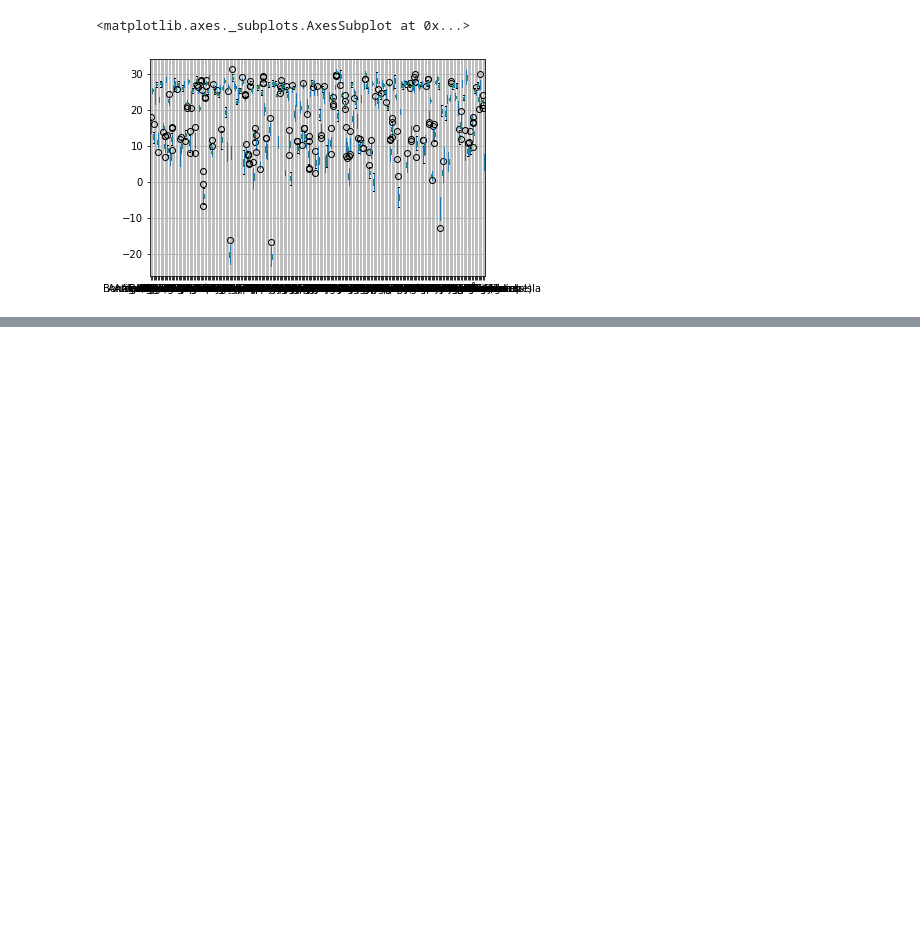
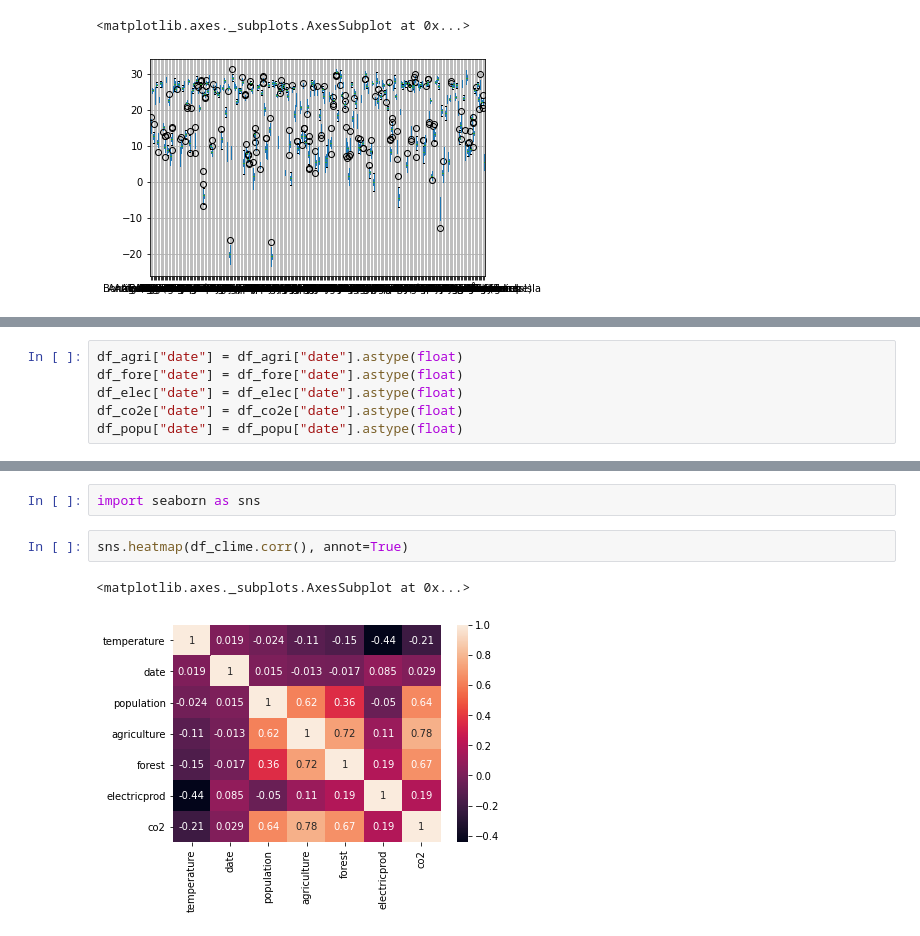
Before and after one commit to sjvasconcello/datascience-school, a Jupyter notebook: pandas/routine.ipynb, the cells around one changed output, grey strips where cells are left out. Drawn from its saved outputs; the diff is of its cells as text; blank space fills up the shorter version.

```diff
--- a/pandas/routine.ipynb
+++ b/pandas/routine.ipynb
@@ -207,0 +342,6 @@ dftpivot.sample
+# %%
+df_agri["date"] = df_agri["date"].astype(float)
+df_fore["date"] = df_fore["date"].astype(float)
+df_elec["date"] = df_elec["date"].astype(float)
+df_co2e["date"] = df_co2e["date"].astype(float)
+df_popu["date"] = df_popu["date"].astype(float)
@@ -207,0 +466,7 @@ dftpivot.sample
+# %%
+import seaborn as sns
+# %%
+sns.heatmap(df_clime.corr(), annot=True)
+# %% [output]
+<matplotlib.axes._subplots.AxesSubplot at 0x...>
+[figure, added]
```
Also changed, not shown: parts of 27 cells of this notebook, 8 other files.
